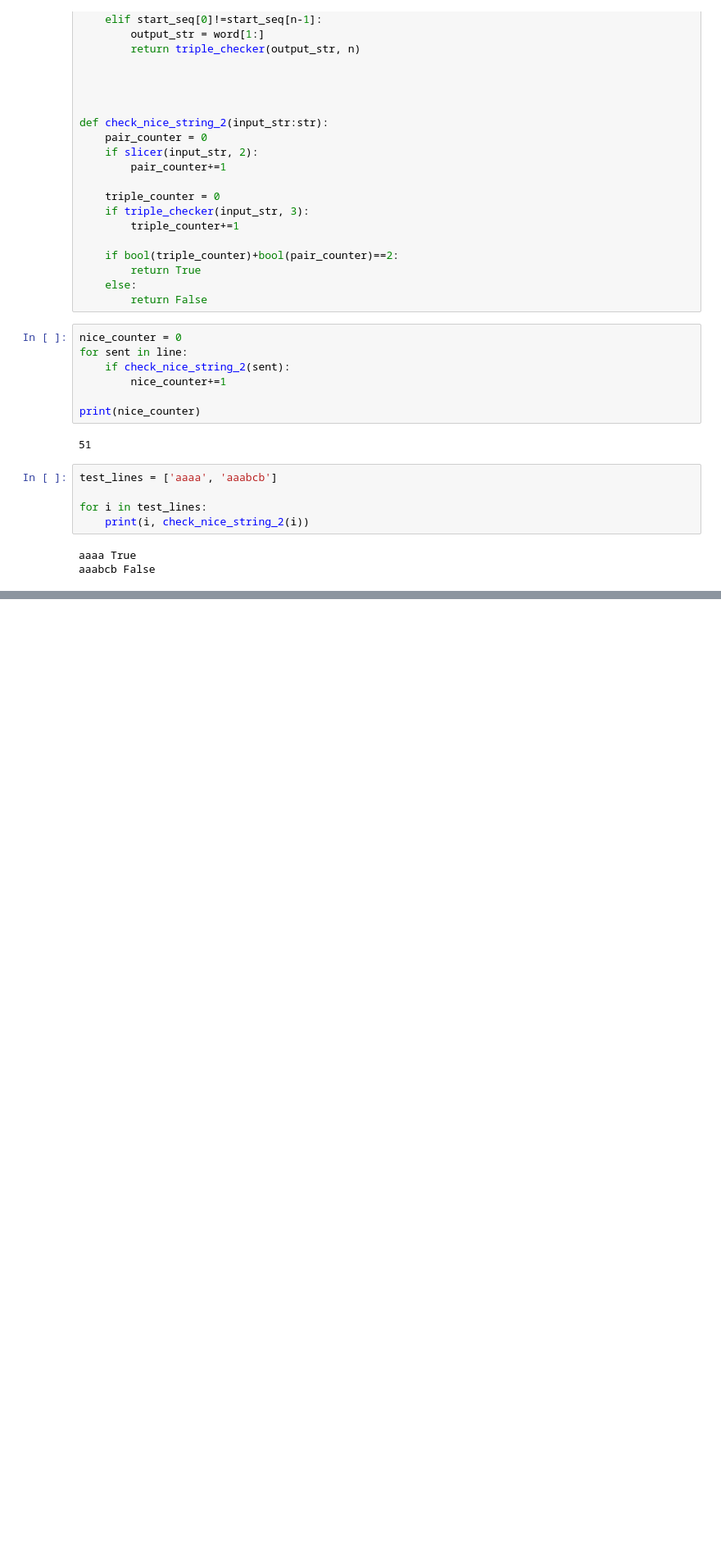
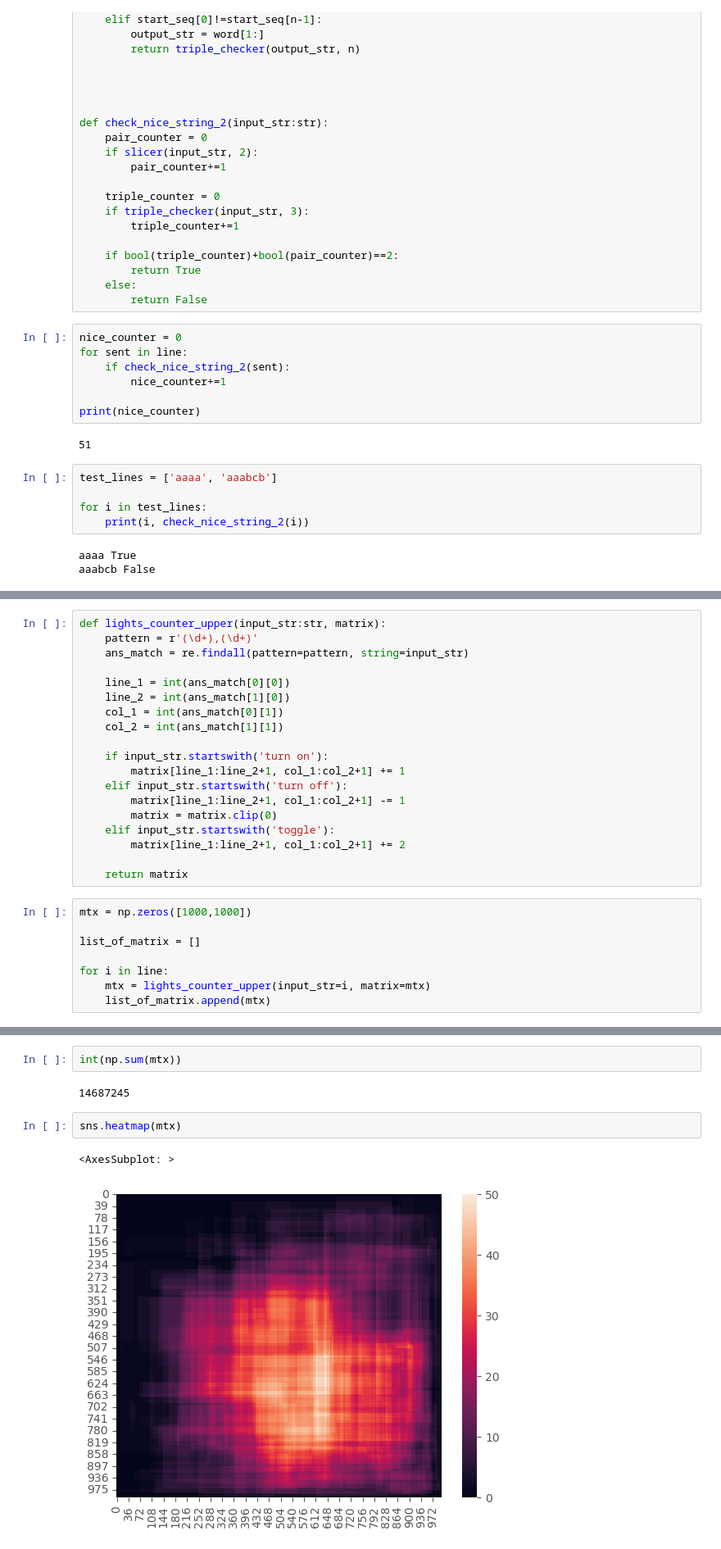
Before and after one commit to ilyinss/advent_of_code, a Jupyter notebook: 2015/2015.ipynb, the cells around one changed output, grey strips where cells are left out. Shown at 82% size. Cells and saved outputs as stored; diff of their text form; blank space fills up the shorter version.

```diff
--- a/2015/2015.ipynb
+++ b/2015/2015.ipynb
@@ -480,0 +588,27 @@ aaabcb False
+# %%
+def lights_counter_upper(input_str:str, matrix):
+    pattern = r'(\d+),(\d+)'
+    ans_match = re.findall(pattern=pattern, string=input_str)
+
+    line_1 = int(ans_match[0][0])
+    line_2 = int(ans_match[1][0])
+    col_1 = int(ans_match[0][1])
+    col_2 = int(ans_match[1][1])
+
+    if input_str.startswith('turn on'):
+        matrix[line_1:line_2+1, col_1:col_2+1] += 1
+    elif input_str.startswith('turn off'):
+        matrix[line_1:line_2+1, col_1:col_2+1] -= 1
+        matrix = matrix.clip(0)
+    elif input_str.startswith('toggle'):
+        matrix[line_1:line_2+1, col_1:col_2+1] += 2
+
+    return matrix
+# %%
+mtx = np.zeros([1000,1000])
+
+list_of_matrix = []
+
+for i in line:
+    mtx = lights_counter_upper(input_str=i, matrix=mtx)
+    list_of_matrix.append(mtx)
@@ -480,0 +632,9 @@ aaabcb False
+# %%
+int(np.sum(mtx))
+# %% [output]
+14687245
+# %%
+sns.heatmap(mtx)
+# %% [output]
+<AxesSubplot: >
+[figure, added]
```
Also changed, not shown: parts of 25 cells of this notebook, 3 other files.
